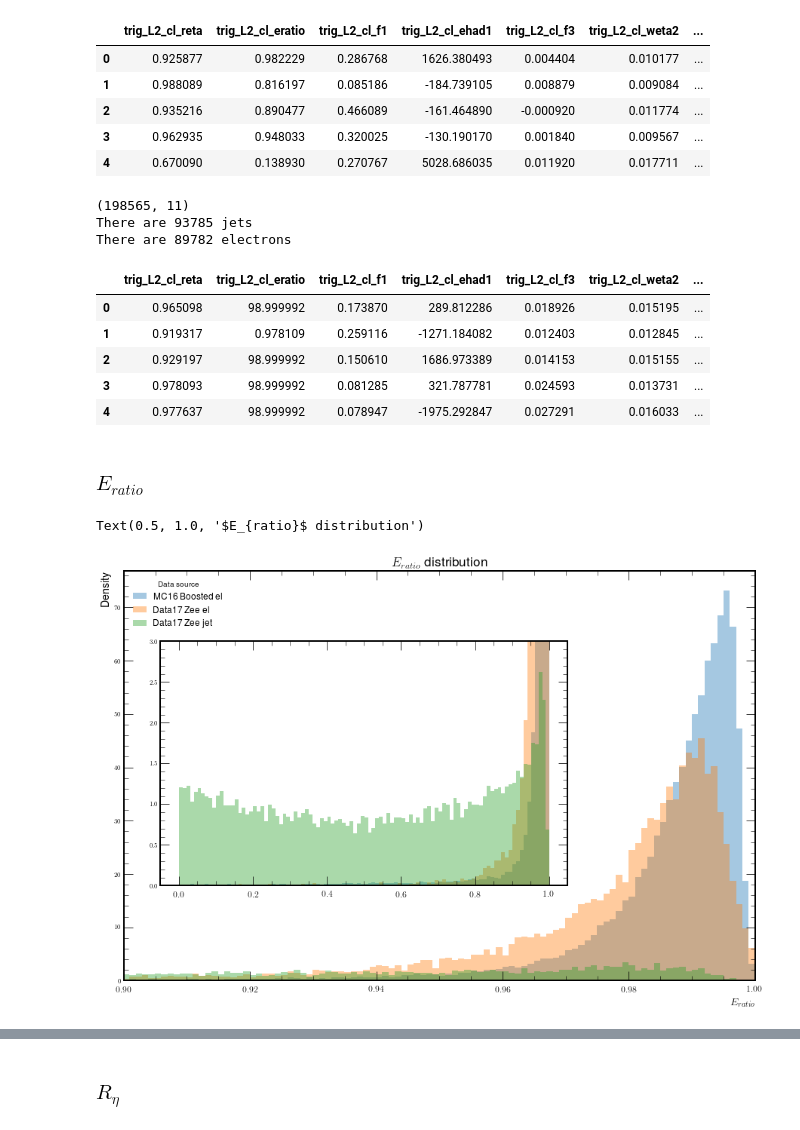
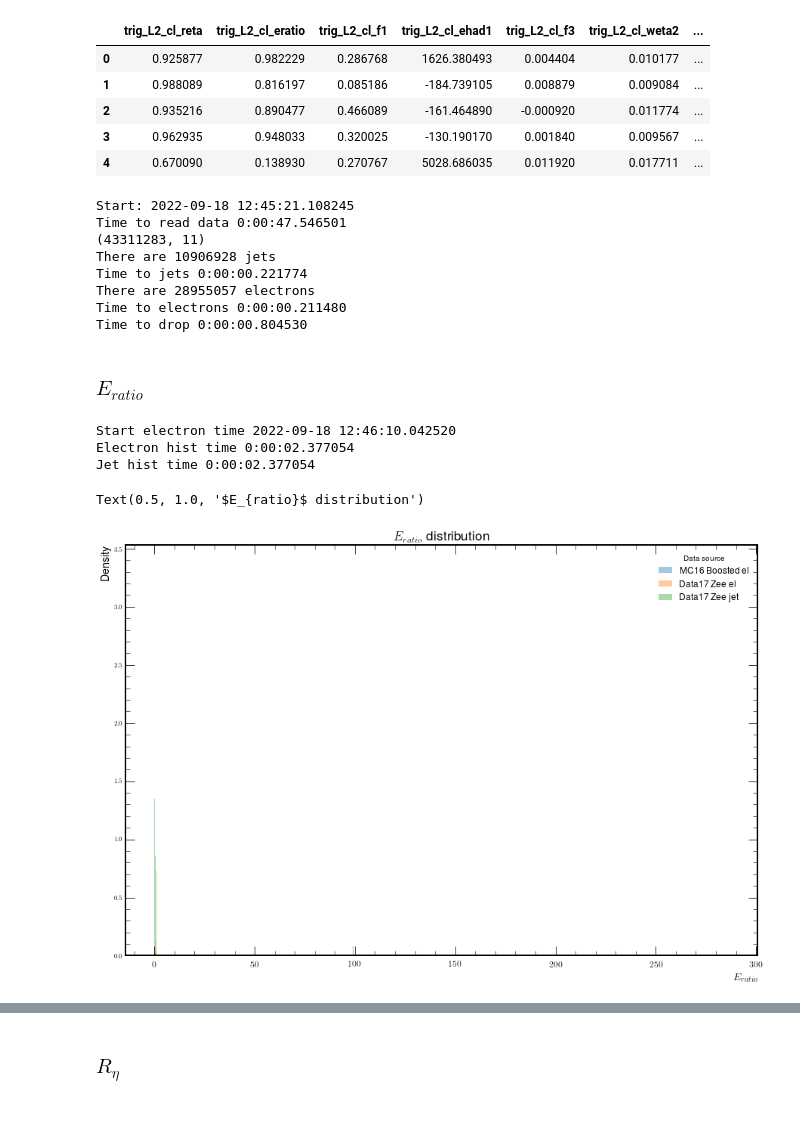
Before and after one commit to lucasbanunes/ringer, a Jupyter notebook: plots.ipynb, the cells around one changed output, grey strips where cells are left out. Saved outputs shown, nothing was run; the diff lists cells and outputs as text; code cells hidden in the pictures.

```diff
--- a/plots.ipynb
+++ b/plots.ipynb
@@ -103,9 +104,10 @@ def get_hist_area(hist_df):
 # %%
 plot_cols = list()
 step='L2Calo'
+output_dir = os.path.join(HOME_PATH, 'workspace', 'ringer', 'analysis', '')
 datapath = os.path.join(HOME_PATH, 'data')
-collision_path = os.path.join(datapath, 'ided_data17_13TeV.AllPeriods.sgn.probes_lhvloose_EGAM1.bkg.vprobes_vlhvloose_EGAM7.GRL_v97.25bins.parquet',
-                              'ided_data17_13TeV.AllPeriods.sgn.probes_lhvloose_EGAM1.bkg.vprobes_vlhvloose_EGAM7.GRL_v97.25bins.parquet_et4_eta4.parquet')
+collision_path = os.path.join(datapath, 'ided_data17_13TeV.AllPeriods.sgn.probes_lhvloose_EGAM1.bkg.vprobes_vlhvloose_EGAM7.GRL_v97.25bins.parquet')
+#                              'ided_data17_13TeV.AllPeriods.sgn.probes_lhvloose_EGAM1.bkg.vprobes_vlhvloose_EGAM7.GRL_v97.25bins.parquet_et4_eta4.parquet')
 boosted_path = os.path.join(datapath, 'ided_mc16_13TeV.302236_309995_341330.sgn.boosted_probes.WZ_llqq_plus_radion_ZZ_llqq_plus_ggH3000.merge.25bins.v2.parquet')
 
 shower_shapes = [STEP_PREFIX[step] + ss for ss in SHOWER_SHAPES.keys()]
@@ -130,27 +132,36 @@ boosted_data.head()
 | 3 | 0.962935 | 0.948033 | 0.320025 | -130.190170 | 0.001840 | 0.009567 | ... |
 | 4 | 0.670090 | 0.138930 | 0.270767 | 5028.686035 | 0.011920 | 0.017711 | ... |
 # %%
+start_time = datetime.now()
+print(f'Start: {start_time}')
 add_cols = ['target', 'el_lhmedium', 'el_lhvloose']
 collision_data = pd.read_parquet(collision_path, columns=shower_shapes + add_cols)
+read_time = datetime.now()
+print(f'Time to read data {read_time-start_time}')
 print(collision_data.shape)
 jet_label = get_jet_label(collision_data, 'el_lhvloose')
 collision_data['jet'] = jet_label
 print(f'There are {jet_label.sum()} jets')
+jet_time = datetime.now()
+print(f'Time to jets {jet_time-read_time}')
 electron_label = get_electron_label(collision_data, 'el_lhmedium')
 collision_data['electron'] = electron_label
 print(f'There are {electron_label.sum()} electrons')
+el_time = datetime.now()
+print(f'Time to electrons {el_time-jet_time}')
 collision_data.drop(add_cols, axis=1, inplace=True)
 collision_data.head()
+end_time = datetime.now()
+print(f'Time to drop {end_time-el_time}')
 # %% [output]
-(198565, 11)
-There are 93785 jets
-There are 89782 electrons
+Start: 2022-09-18 12:45:21.108245
+Time to read data 0:00:47.546501
+(43311283, 11)
+There are 10906928 jets
+Time to jets 0:00:00.221774
+There are 28955057 electrons
+Time to electrons 0:00:00.211480
+Time to drop 0:00:00.804530
-|  | trig_L2_cl_reta | trig_L2_cl_eratio | trig_L2_cl_f1 | trig_L2_cl_ehad1 | trig_L2_cl_f3 | trig_L2_cl_weta2 | ... |
-| 0 | 0.965098 | 98.999992 | 0.173870 | 289.812286 | 0.018926 | 0.015195 | ... |
-| 1 | 0.919317 | 0.978109 | 0.259116 | -1271.184082 | 0.012403 | 0.012845 | ... |
-| 2 | 0.929197 | 98.999992 | 0.150610 | 1686.973389 | 0.014153 | 0.015155 | ... |
-| 3 | 0.978093 | 98.999992 | 0.081285 | 321.787781 | 0.024593 | 0.013731 | ... |
-| 4 | 0.977637 | 98.999992 | 0.078947 | -1975.292847 | 0.027291 | 0.016033 | ... |
 # %% [markdown]
 ### $E_{ratio}$
 # %%
@@ -159,39 +170,49 @@ plot_ss = 'eratio'
 ss_info = SHOWER_SHAPES[plot_ss]
 ss_col = STEP_PREFIX[ss_info['step']] + plot_ss
 
-boosted_in_range = boosted_data[ss_col].between(*ss_info['range'])
-boosted_bins = np.linspace(*ss_info['range'], num=1000)
-boosted_hist, _ = np.histogram(boosted_data.loc[boosted_in_range, ss_col], bins=boosted_bins, density=True)
+#boosted_in_range = boosted_data[ss_col].between(*ss_info['range'])
+boosted_bins = 1000 #np.linspace(*ss_info['range'], num=1000)
+boosted_hist, boosted_bins = np.histogram(boosted_data.loc[:, ss_col], bins=boosted_bins, density=True)
 hists['MC16 Boosted el'] = pd.DataFrame(np.column_stack([boosted_bins[:-1], boosted_bins[1:], boosted_hist]),
                                         columns=HIST_DF_COLS)
 
 collision_in_range = collision_data[ss_col].between(*ss_info['range'])
 el_bins = boosted_bins
-el_hist, _ = np.histogram(collision_data.loc[collision_data['electron'] & collision_in_range, ss_col], bins=el_bins, density=True)
+el_time = datetime.now()
+print(f'Start electron time {el_time}')
+el_hist, el_bins = np.histogram(collision_data.loc[collision_data['electron'], ss_col], bins=el_bins, density=True)
 hists['Data17 Zee el'] = pd.DataFrame(np.column_stack([el_bins[:-1], el_bins[1:], el_hist]),
                                         columns=HIST_DF_COLS)
 
+jet_time = datetime.now()
+print(f'Electron hist time {jet_time-el_time}')
 jet_bins = el_bins
-jet_hist, _ = np.histogram(collision_data.loc[collision_data['jet'] & collision_in_range, ss_col], bins=jet_bins, density=True)
+jet_hist, jet_bins = np.histogram(collision_data.loc[collision_data['jet'], ss_col], bins=jet_bins, density=True)
 hists['Data17 Zee jet'] = pd.DataFrame(np.column_stack([jet_bins[:-1], jet_bins[1:], jet_hist]),
                                         columns=HIST_DF_COLS)
+end_time = datetime.now()
+print(f'Jet hist time {jet_time-el_time}')
+# %% [output]
+Start electron time 2022-09-18 12:46:10.042520
+Electron hist time 0:00:02.377054
+Jet hist time 0:00:02.377054
 # %%
-sub_ax_pos = [0.17, 0.3, 0.5, 0.45]
+# sub_ax_pos = [0.17, 0.3, 0.5, 0.45]
 fig, ax = plt.subplots(1,1, figsize=(15,10))
-zoomed_ax = fig.add_axes(sub_ax_pos)
+# zoomed_ax = fig.add_axes(sub_ax_pos)
 subsampled_hists = dict()
 for hist_name, hist_df in hists.items():
     ax.bar(hist_df['bin_start'], hist_df['hist'], align='edge', width=(hist_df['bin_end'] - hist_df['bin_start']), label=hist_name, alpha=0.4, bottom=0)
-    subsampled_hist_df = subsample_hist_df(hist_df,10)
-    subsampled_hists[hist_name] = subsampled_hist_df
-    zoomed_ax.bar(subsampled_hist_df['bin_start'], subsampled_hist_df['hist'], align='edge', width=(subsampled_hist_df['bin_end'] - subsampled_hist_df['bin_start']), alpha=0.4, bottom=0)
+    # subsampled_hist_df = subsample_hist_df(hist_df,10)
+    # subsampled_hists[hist_name] = subsampled_hist_df
+    # zoomed_ax.bar(subsampled_hist_df['bin_start'], subsampled_hist_df['hist'], align='edge', width=(subsampled_hist_df['bin_end'] - subsampled_hist_df['bin_start']), alpha=0.4, bottom=0)
 
-ax.set_xlim(ss_info['electron_range'])
+#ax.set_xlim(ss_info['electron_range'])
 ax.set_ylabel('Density')
 ax.set_xlabel(ss_info['label'])
 ax.legend(title='Data source')
-zoomed_ax.set_ylim(0,3)
+# zoomed_ax.set_ylim(0,3)
 ax.set_title(f'{ss_info["label"]} distribution', fontsize='xx-large')
 # %% [output]
 Text(0.5, 1.0, '$E_{ratio}$ distribution')
-[figure, old version]
+[figure, new version]
```
Also changed, not shown: parts of 12 cells of this notebook.
